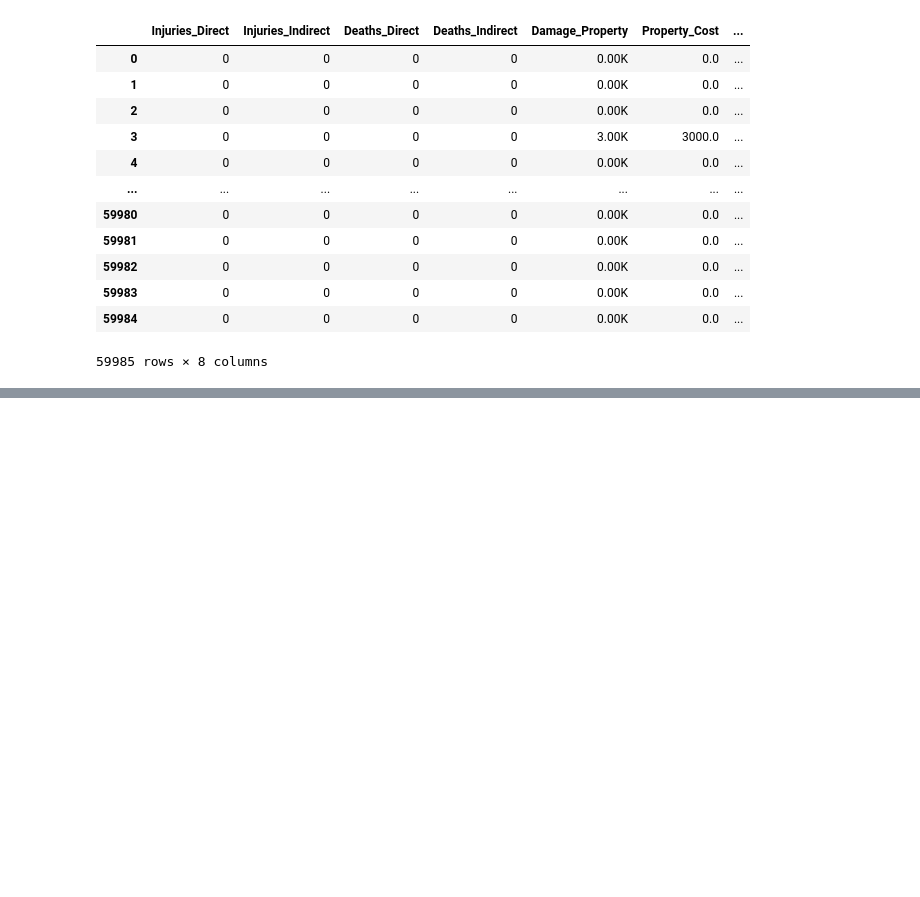
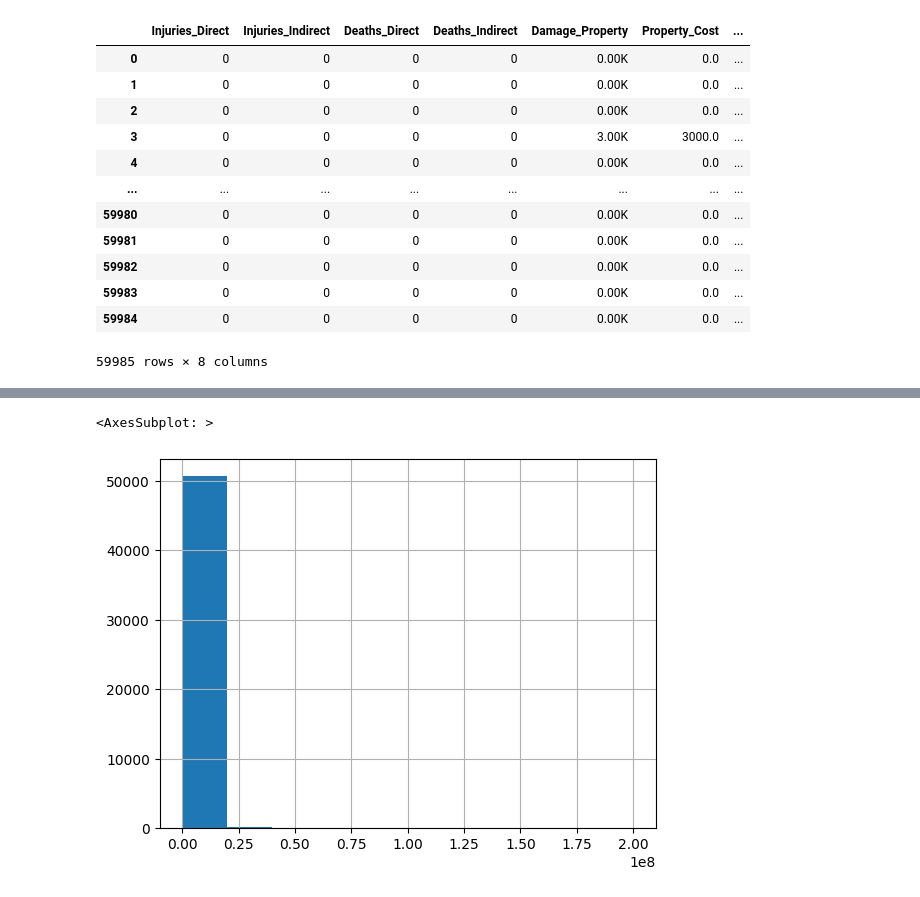
Before and after one commit to rauldgarcia/Data_analysis, a Jupyter notebook: CLASS 1/class_14.ipynb, the cells around one changed output, grey strips where cells are left out. Saved outputs shown, nothing was run; the diff lists cells and outputs as text; code cells hidden in the pictures; blank space fills up the shorter version.

```diff
--- a/CLASS 1/class_14.ipynb
+++ b/CLASS 1/class_14.ipynb
@@ -258,0 +320,5 @@ indices
+# %%
+storms2013['Damage_Crops'].hist()
+# %% [output]
+<AxesSubplot: >
+[figure, added]
```
Also changed, not shown: parts of 39 cells of this notebook, 1 other file.
